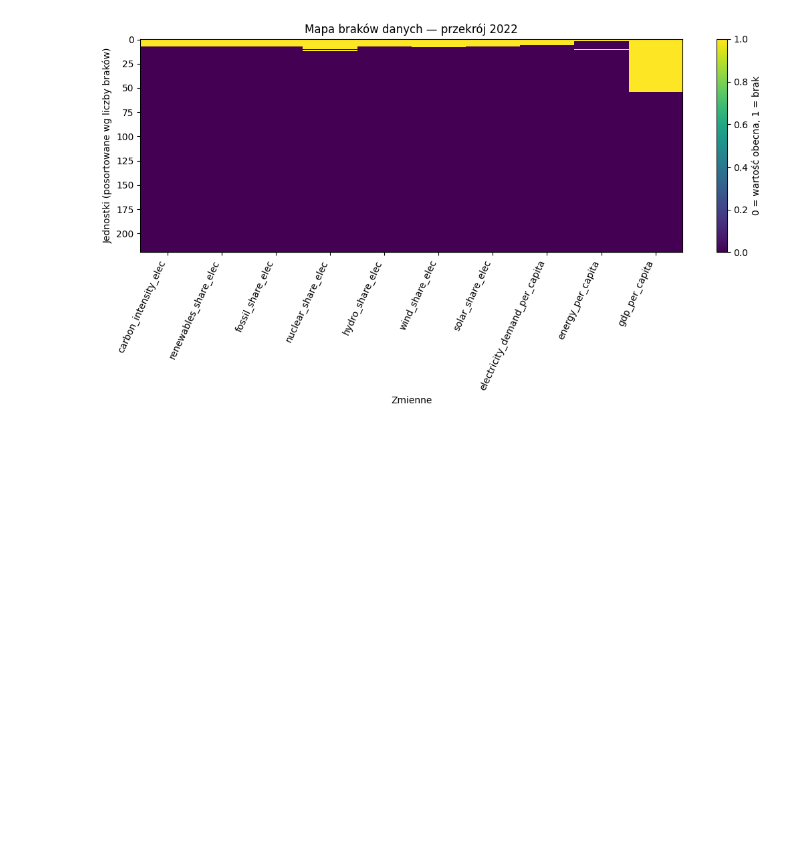
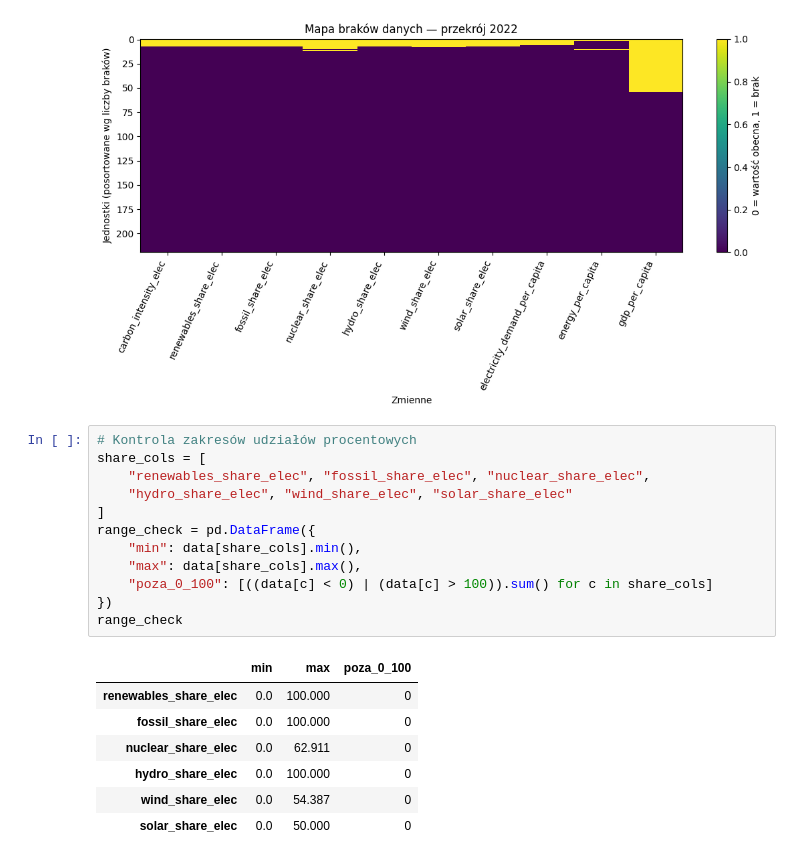
Before and after one commit to J-E-Wa/Analiza-i-wizualizacja-danych, a Jupyter notebook: energy-data-analyze.ipynb, the cells around one changed output. Saved outputs shown, nothing was run; the diff lists cells and outputs as text; blank space fills up the shorter version.

```diff
--- a/energy-data-analyze.ipynb
+++ b/energy-data-analyze.ipynb
@@ -162,3 +162,23 @@ plt.tight_layout()
 plt.show()
 # %% [output]
 [figure]
+# %%
+# Kontrola zakresów udziałów procentowych
+share_cols = [
+    "renewables_share_elec", "fossil_share_elec", "nuclear_share_elec",
+    "hydro_share_elec", "wind_share_elec", "solar_share_elec"
+]
+range_check = pd.DataFrame({
+    "min": data[share_cols].min(),
+    "max": data[share_cols].max(),
+    "poza_0_100": [((data[c] < 0) | (data[c] > 100)).sum() for c in share_cols]
+})
+range_check
+# %% [output]
+|  | min | max | poza_0_100 |
+| renewables_share_elec | 0.0 | 100.000 | 0 |
+| fossil_share_elec | 0.0 | 100.000 | 0 |
+| nuclear_share_elec | 0.0 | 62.911 | 0 |
+| hydro_share_elec | 0.0 | 100.000 | 0 |
+| wind_share_elec | 0.0 | 54.387 | 0 |
+| solar_share_elec | 0.0 | 50.000 | 0 |
```
Also changed, not shown: parts of 2 cells of this notebook.
